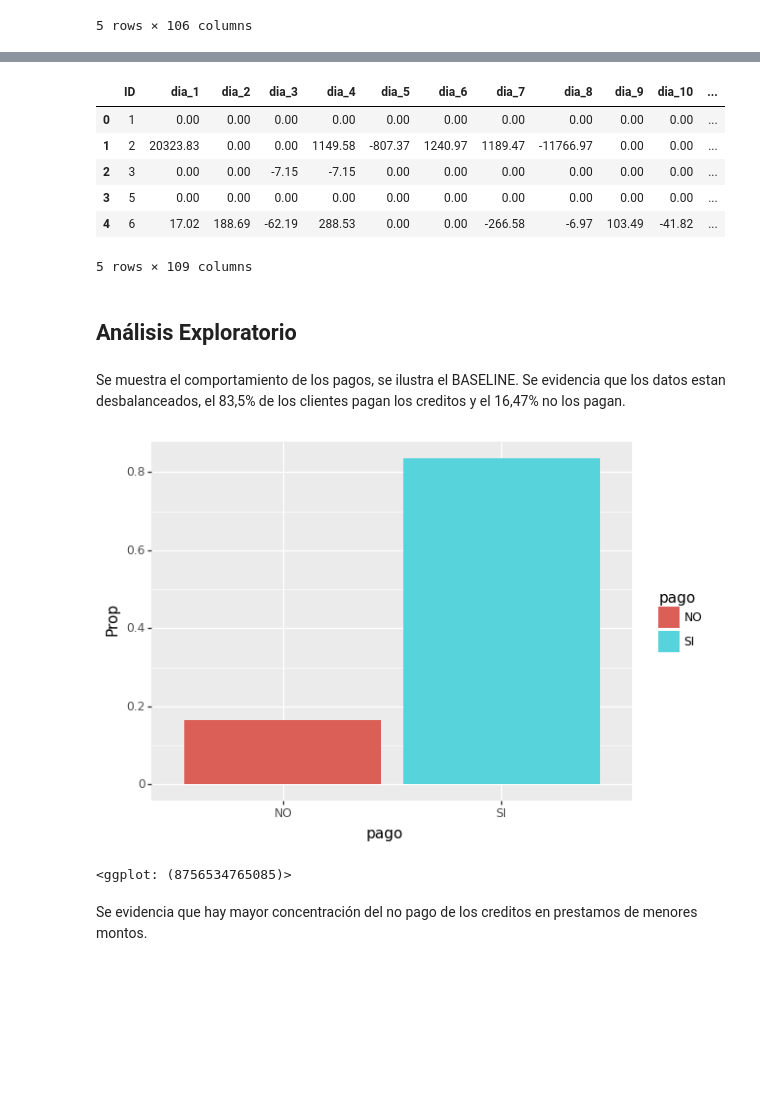
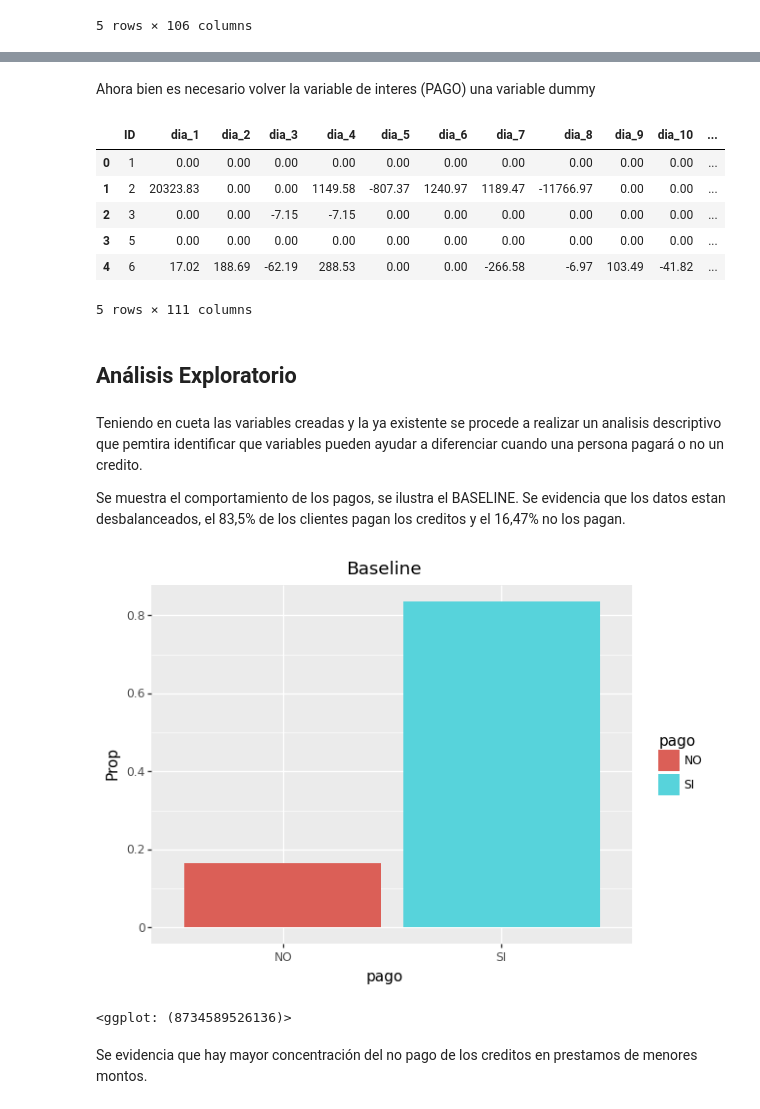
Before and after one commit to statscol/icesi_faii_final, a Jupyter notebook: fundamentos_analiticaII_final.ipynb, the cells around one changed output, grey strips where cells are left out. Drawn from its saved outputs; the diff is of its cells as text; code cells hidden in the pictures; blank space fills up the shorter version.

```diff
--- a/fundamentos_analiticaII_final.ipynb
+++ b/fundamentos_analiticaII_final.ipynb
@@ -131,10 +154,15 @@ DatosFinal.head()
 # %%
 DatosFinal['Prom_15lastdays']=DatosFinal.iloc[:,75:91].mean(axis=1)
 DatosFinal['SumMov']=DatosFinal.iloc[:,1:91].sum(axis=1)
+DatosFinal['PromCliente']=DatosFinal.iloc[:,1:91].mean(axis=1)
+DatosFinal['StdCliente']=DatosFinal.iloc[:,1:91].std(axis=1)
+# %% [markdown]
+Ahora bien es necesario volver la variable de interes (PAGO) una variable dummy
 # %%
 #pago: cambiar a binaria. 1 si no pagó, 0 si pagó
 DatosFinal['pago_m']=pd.get_dummies(DatosFinal.pago)["NO"]
 #DatosFinal=DatosFinal.drop(['index'],axis=1)
+#DatosFinal=DatosFinal.drop(['level_0'],axis=1)
 DatosFinal.head()
 # %% [output]
 |  | ID | dia_1 | dia_2 | dia_3 | dia_4 | dia_5 | dia_6 | dia_7 | dia_8 | dia_9 | dia_10 | ... |
@@ -143,10 +171,12 @@ DatosFinal.head()
 | 2 | 3 | 0.00 | 0.00 | -7.15 | -7.15 | 0.00 | 0.00 | 0.00 | 0.00 | 0.00 | 0.00 | ... |
 | 3 | 5 | 0.00 | 0.00 | 0.00 | 0.00 | 0.00 | 0.00 | 0.00 | 0.00 | 0.00 | 0.00 | ... |
 | 4 | 6 | 17.02 | 188.69 | -62.19 | 288.53 | 0.00 | 0.00 | -266.58 | -6.97 | 103.49 | -41.82 | ... |
-5 rows × 109 columns
+5 rows × 111 columns
 # %% [markdown]
 ## Análisis Exploratorio
 # %% [markdown]
+Teniendo en cueta las variables creadas y la ya existente se procede a realizar un analisis descriptivo que pemtira identificar que variables pueden ayudar a diferenciar cuando una persona pagará o no un credito.
+
 Se muestra el comportamiento de los pagos, se ilustra el BASELINE. Se evidencia que los datos estan desbalanceados, el 83,5% de los clientes pagan los creditos y el 16,47% no los pagan.
 # %%
 Baseline=pd.DataFrame({'Count':DatosFinal.groupby(['pago']).size()})
@@ -154,10 +184,10 @@ Baseline=Baseline.reset_index()
 Baseline['Prop']=Baseline['Count']/Baseline['Count'].sum()
 # %%
 ggplot(aes(x='pago',y='Prop',fill='pago'),data=Baseline)+\
-geom_col()
+geom_col()+ggtitle('Baseline')
 # %% [output]
-[figure, old version]
+[figure, new version]
-<ggplot: (8756534765085)>
+<ggplot: (8734589526136)>
 # %% [markdown]
 Se evidencia que hay mayor concentración del no pago de los creditos en prestamos de menores montos.
 # %%
```
Also changed, not shown: parts of 82 cells of this notebook.
